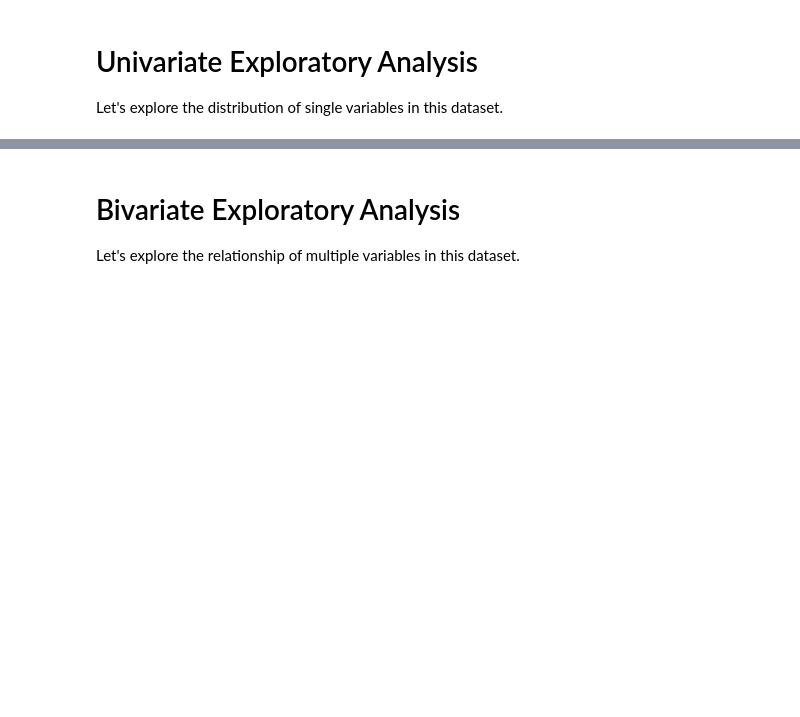
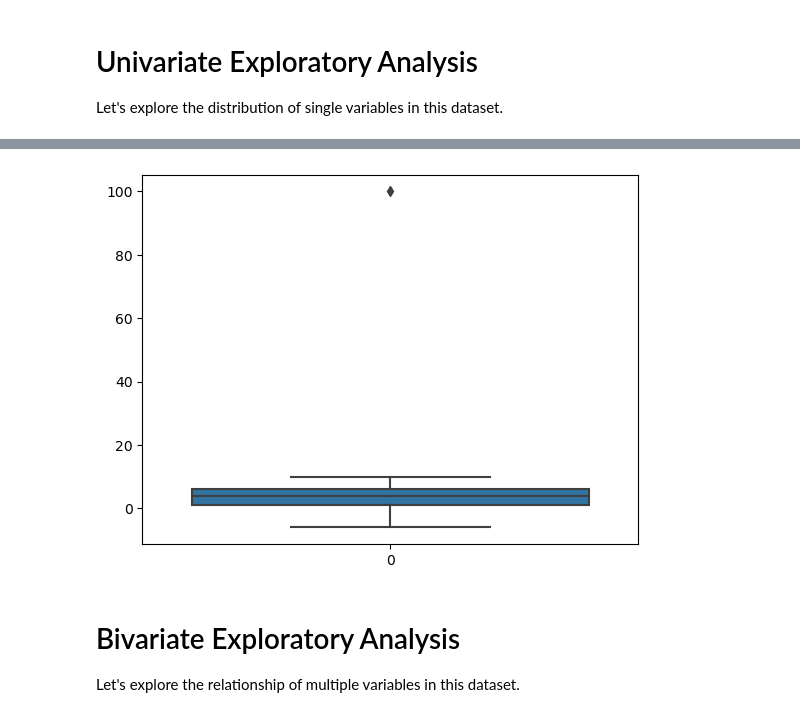
Before and after one commit to Alissa622/Rental-Pricing-Prediction-lab, a Jupyter notebook: code/data_prep/01explore.ipynb, the cells around one changed output, grey strips where cells are left out. Cells and saved outputs as stored; diff of their text form; code cells hidden in the pictures; blank space fills up the shorter version.

```diff
--- a/code/data_prep/01explore.ipynb
+++ b/code/data_prep/01explore.ipynb
@@ -53,7 +95,10 @@ plt.show()
 # %%
 # TODO : plot boxplot of "X4 number of convenience stores" using sns here
 # documentation: https://seaborn.pydata.org/generated/seaborn.boxplot.html
-...
+sns.boxplot(df["X4 number of convenience stores"])
+plt.show()
+# %% [output]
+[figure, added]
 # %% [markdown]
 # Bivariate Exploratory Analysis
 
```
Also changed, not shown: parts of 12 cells of this notebook.
